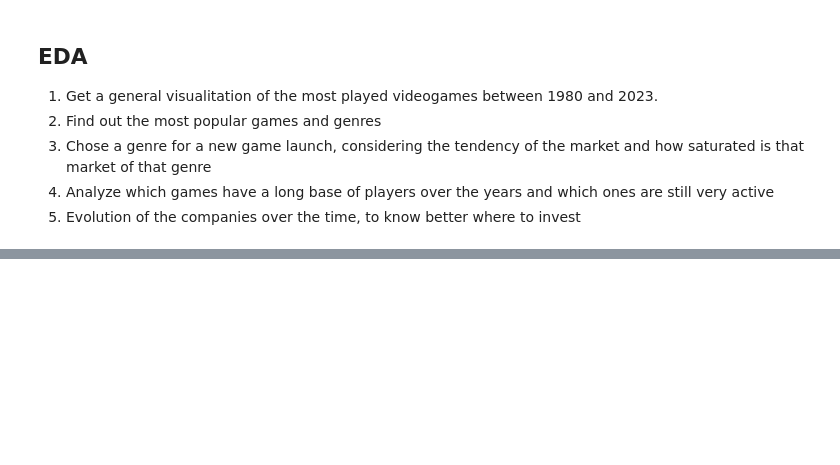
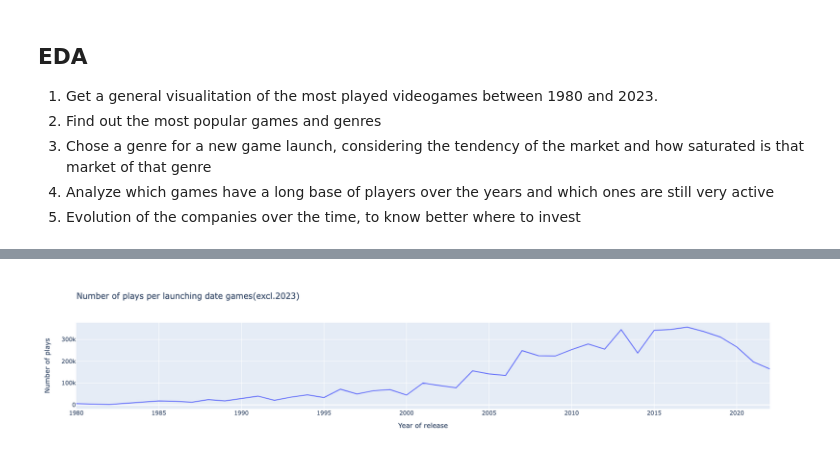
Before and after one commit to oglezsan/project1-vganalysis, a Jupyter notebook: notebooks/vganalysis.ipynb, the cells around one changed output, grey strips where cells are left out. Cells and saved outputs as stored; diff of their text form; code cells hidden in the pictures; blank space fills up the shorter version.

```diff
--- a/notebooks/vganalysis.ipynb
+++ b/notebooks/vganalysis.ipynb
@@ -235,3 +237,12 @@ memory usage: 128.7+ KB
 5. Chose a genre for a new game launch, considering the tendency of the market and how saturated is that market of that genre
 6. Analyze which games have a long base of players over the years and which ones are still very active
 7. Evolution of the companies over the time, to know better where to invest
+# %%
+#1. Get a general visualitation of the most played videogames between 1980 and 2023
+df_copy = df.copy()
+df_copy['year'] = pd.to_datetime(df_copy['release_date']).dt.year
+df_filtered = df_copy[df_copy['year'] != 2023]
+group_year = df_filtered.groupby('year')['plays'].sum().reset_index()
+fig = px.line(group_year, x='year', y='plays', title='Number of plays per launching date games(excl.2023)', labels={"year":"Year of release","plays":"Number of plays"})
+fig.show()
+# %% [output]
@@ -237,0 +250 @@ memory usage: 128.7+ KB
+[figure, added]
```
Also changed, not shown: parts of 8 cells of this notebook, 3 other files.
